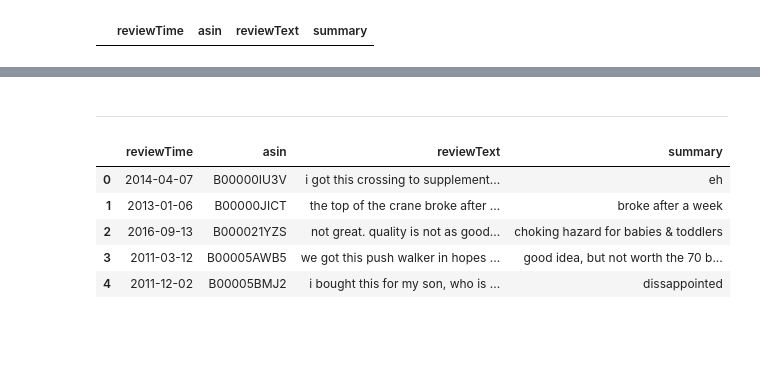
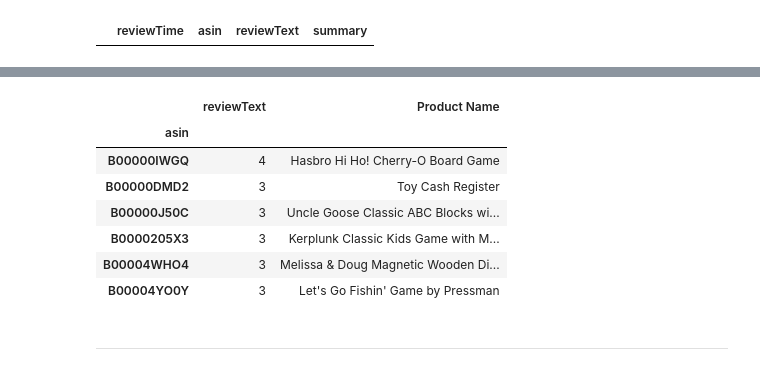
Before and after one commit to zejiachen9912/VoiceofCustomer_HasBro, a Jupyter notebook: noteBook/Products.ipynb, the cells around one changed output, grey strips where cells are left out. Cells and saved outputs as stored; diff of their text form; code cells hidden in the pictures; blank space fills up the shorter version.

```diff
--- a/noteBook/Products.ipynb
+++ b/noteBook/Products.ipynb
@@ -133,0 +195,4 @@ negReviewProduct[negReviewProduct.asin == 'B00004YO0Y'].head()
+# %%
+chockingGroupBy = pd.DataFrame(chocking.groupby(['asin'])[['reviewText']].count())
+# %%
+chockingGroupBy = chockingGroupBy[chockingGroupBy.reviewText > 2].sort_values(by=['reviewText'], ascending=False)
@@ -134,2 +210,19 @@ negReviewProduct[negReviewProduct.asin == 'B00004YO0Y'].head()
+# %%
+chockingGroupBy['Product Name'] = ["Hasbro Hi Ho! Cherry-O Board Game",
+                                   "Toy Cash Register",
+                                   "Uncle Goose Classic ABC Blocks with Wagon",
+                                   "Kerplunk Classic Kids Game with Marbles",
+                                   "Melissa & Doug Magnetic Wooden Dinosaurs", "Let's Go Fishin' Game by Pressman"]
+# %%
+chockingGroupBy
+# %% [output]
+|  | reviewText | Product Name |
+| asin |  |  |
+| B00000IWGQ | 4 | Hasbro Hi Ho! Cherry-O Board Game |
+| B00000DMD2 | 3 | Toy Cash Register |
+| B00000J50C | 3 | Uncle Goose Classic ABC Blocks wi... |
+| B0000205X3 | 3 | Kerplunk Classic Kids Game with M... |
+| B00004WHO4 | 3 | Melissa & Doug Magnetic Wooden Di... |
+| B00004YO0Y | 3 | Let's Go Fishin' Game by Pressman |
 # %% [markdown]
 ---
@@ -145,11 +228,0 @@ for row in range(len(mostNegReviews.index)):
-# %%
-test
-
-dfReviewNew
-# %% [output]
-|  | reviewTime | asin | reviewText | summary |
-| 0 | 2014-04-07 | B00000IU3V | i got this crossing to supplement... | eh |
-| 1 | 2013-01-06 | B00000JICT | the top of the crane broke after ... | broke after a week |
-| 2 | 2016-09-13 | B000021YZS | not great. quality is not as good... | choking hazard for babies & toddlers |
-| 3 | 2011-03-12 | B00005AWB5 | we got this push walker in hopes ... | good idea, but not worth the 70 b... |
-| 4 | 2011-12-02 | B00005BMJ2 | i bought this for my son, who is ... | dissappointed |
```
Also changed, not shown: parts of 31 cells of this notebook, 2 other files.
